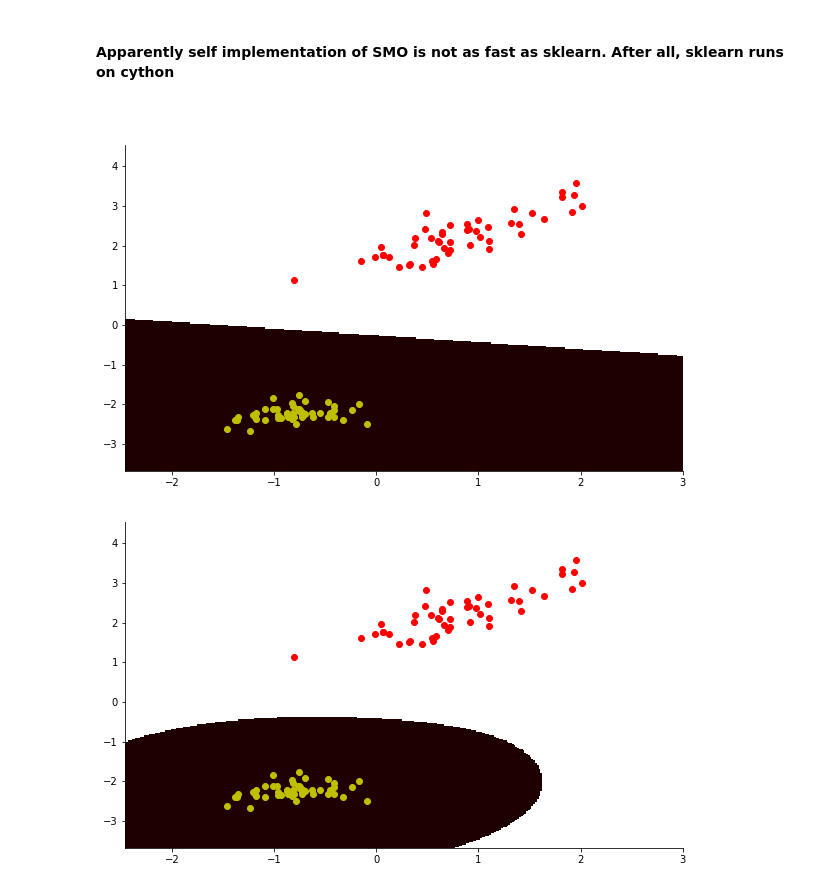
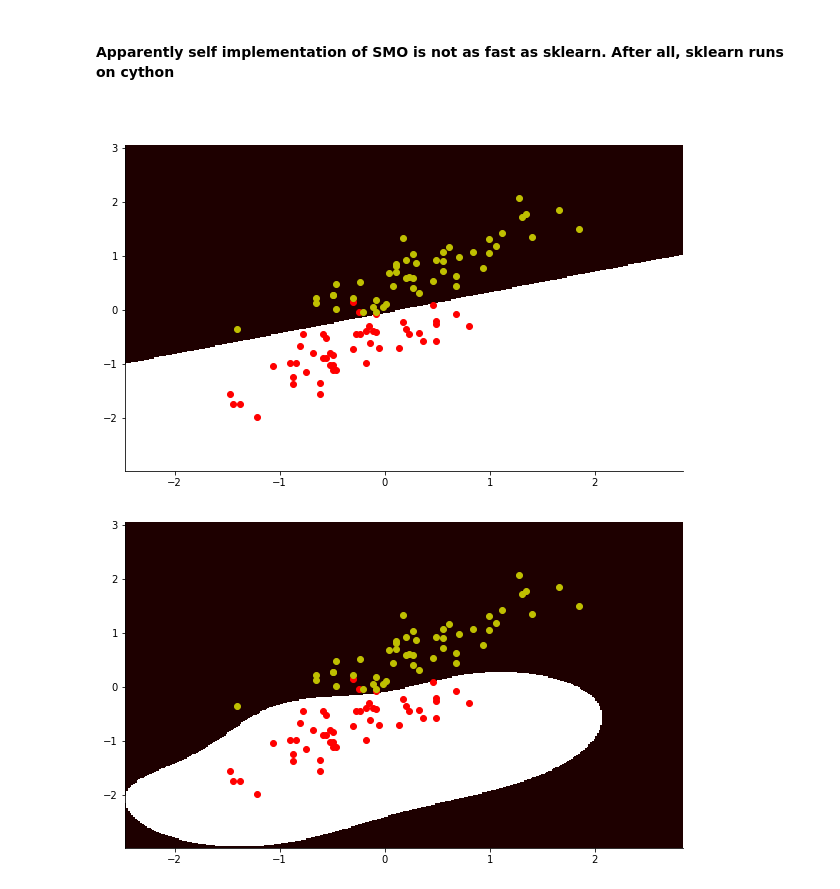
Before and after one commit to je-suis-tm/machine-learning, a Jupyter notebook: sequential minimal optimization.ipynb, the cells around one changed output. Drawn from its saved outputs; the diff is of its cells as text; code cells hidden in the pictures.

```diff
--- a/sequential minimal optimization.ipynb
+++ b/sequential minimal optimization.ipynb
@@ -363,9 +360,11 @@ df=pd.read_csv('iris.csv')
+# %%
+#get iris
+df=pd.DataFrame(sklearn.datasets.load_iris()['data'],
+               columns=['x1','x2','x3','x4'])
+df['y']=sklearn.datasets.load_iris()['target']
 # %%
 #as usual, we use binary classification to simplify things
 #multiclass svm can be found in the following link
 # https://github.com/je-suis-tm/machine-learning/blob/master/multiclass%20support%20vector%20machine.ipynb
-df['y']=np.select([df['type']=='Iris-setosa', \
-                   df['type']=='Iris-versicolor', \
-                   df['type']=='Iris-virginica'],[-1.0,0.0,1.0])
-
-df=df[df['y']!=0.0]
+df=df[df['y']!=0.0].copy()
+df['y']=df['y'].replace({2:-1})
@@ -376,3 +371,13 @@ x2=PCA(n_components=1).fit_transform(pd.concat([df[i] for i in df.columns if 'pe
+# %%
+#two dimensional data for the sake of easy visualization
+#check the link below for more details of pca
+# https://github.com/je-suis-tm/machine-learning/blob/master/principal%20component%20analysis.ipynb
+x1=sklearn.decomposition.PCA(
+    n_components=1).fit_transform(
+    df[['x1','x2']])
+x2=sklearn.decomposition.PCA(
+    n_components=1).fit_transform(
+    df[['x3','x4']])
 # %%
 y=df['y'].tolist()
 # %%
@@ -383,7 +388,8 @@ df.reset_index(drop=True,inplace=True)
 #wrap x into matrix form
 x=[[x1[i].item(),x2[i].item()] for i in range(len(df))]
 # %%
-x_train,x_test,y_train,y_test=train_test_split(x,y,test_size=0.3)
+x_train,x_test,y_train,y_test=sklearn.model_selection.train_test_split(
+    x,y,test_size=0.3)
 # %%
 sklearn_svm(x_train,x_test,y_train,y_test,constant=10)
 # %% [output]
@@ -409,34 +415,34 @@ test accuracy: 100.00%
 <br>
 # %%
 #visualization of linear kernel
-m=SVC(kernel='linear', C=10).fit(x_train,y_train)
+m=sklearn.svm.SVC(kernel='linear', C=10).fit(x_train,y_train)
 xx=np.arange(min(np.mat(x)[:,0])-1, \
              max(np.mat(x)[:,0])+1, \
              (max(np.mat(x)[:,0])-min(np.mat(x)[:,0]))/200)
 
 yy=np.arange(min(np.mat(x)[:,1])-1, \
              max(np.mat(x)[:,1])+1, \
              (max(np.mat(x)[:,1])-min(np.mat(x)[:,1]))/200)
 
 
 X,Y=np.meshgrid(xx,yy)
 forecast=m.predict(np.c_[X.ravel(),Y.ravel()])
 
 
 fig=plt.figure(figsize=(10,6))
 ax=fig.add_subplot(111)
 ax.spines['top'].set_visible(False)
 ax.spines['right'].set_visible(False)
 plt.pcolormesh(X,Y,forecast.reshape(X.shape),cmap='pink')
 
 for i in range(len(x)):
     plt.scatter(x[i][0],x[i][1],c='r' if y[i]==1 else 'y')
 plt.show()
 # %% [output]
-[figure, old version]
+[figure, new version]
 # %%
 #visualization of gaussian kernel
-m=SVC(kernel='rbf', C=10).fit(x_train,y_train)
+m=sklearn.svm.SVC(kernel='rbf', C=10).fit(x_train,y_train)
 xx=np.arange(min(np.mat(x)[:,0])-1, \
              max(np.mat(x)[:,0])+1, \
              (max(np.mat(x)[:,0])-min(np.mat(x)[:,0]))/200)
@@ -460,6 +466,6 @@ for i in range(len(x)):
     plt.scatter(x[i][0],x[i][1],c='r' if y[i]==1 else 'y')
 plt.show()
 # %% [output]
-[figure, old version]
+[figure, new version]
 # %%
 #visualization of polynomial kernel
```
Also changed, not shown: parts of 12 cells of this notebook.
